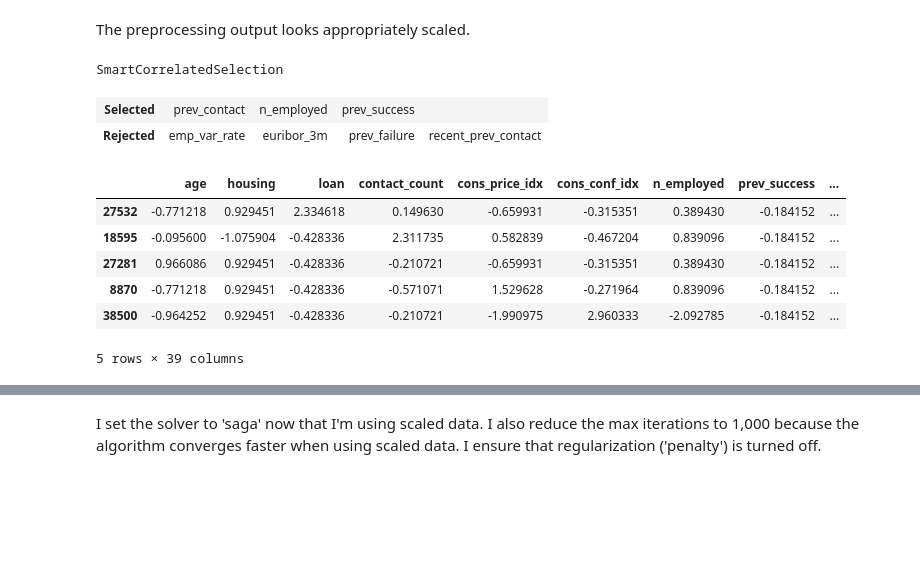
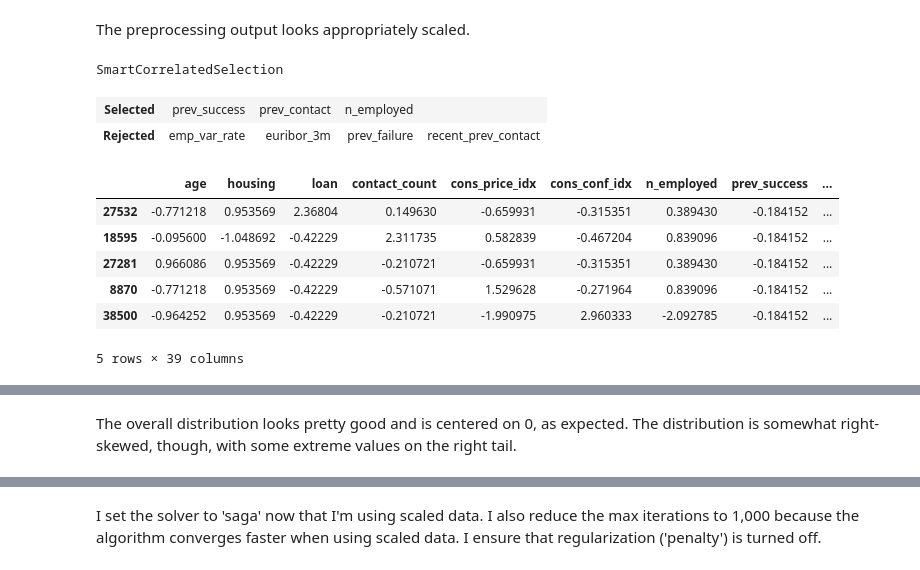
Before and after one commit to ndgigliotti/dsc-phase-3-project, a Jupyter notebook: main_notebook.ipynb, the cells around one changed output, grey strips where cells are left out. Cells and saved outputs as stored; diff of their text form; code cells hidden in the pictures; blank space fills up the shorter version.

```diff
--- a/main_notebook.ipynb
+++ b/main_notebook.ipynb
@@ -437,8 +463,7 @@ del binary_cats
 I tidy up the labels for categorical variables with 2+ categories.
 # %%
 # List multi-class categoricals
-multi_cat = ["job", "marital", "education",
-             "contact_month", "contact_weekday"]
+multi_cat = ["job", "marital", "education", "contact_month", "contact_weekday"]
 
 # Tweak some labels
 df["job"] = df["job"].str.replace(".", "", regex=False)
@@ -702,8 +761,7 @@ cleaning.info(df).head(6).style.bar(subset=["nan"])
 # %% [markdown]
 #### Baseline Classifier Pipeline
 # %%
-corr_trimmer = SmartCorrelatedSelection(
-    selection_method="variance", verbose=True)
+corr_trimmer = SmartCorrelatedSelection(selection_method="variance", verbose=True)
 corr_trimmer
 # %% [output]
 SmartCorrelatedSelection(selection_method='variance', verbose=True)
@@ -797,12 +863,14 @@ SmartCorrelatedSelection
 
 Since I haven't scaled the data yet, I set the solver to "lbfgs". The faster solver, "saga", is only fast on scaled data.
 # %%
-logit = LogisticRegression(fit_intercept=False,
-                           penalty="none",
-                           multi_class="ovr",
-                           max_iter=1e4,
-                           warm_start=False,
-                           solver="lbfgs")
+logit = LogisticRegression(
+    fit_intercept=False,
+    penalty="none",
+    multi_class="ovr",
+    max_iter=1e4,
+    warm_start=False,
+    solver="lbfgs",
+)
 logit
 # %% [output]
 LogisticRegression(fit_intercept=False, max_iter=10000.0, multi_class='ovr',
@@ -887,15 +959,15 @@ I scale the data with `StandardScaler`, which centers on the mean and scales to
 # %%
-classifier_pipe = Pipeline([
-    ("cat_encoder", DummyEncoder(drop_first=True)),
-    ("corr_trimmer", corr_trimmer),
-
-    # Wrap StandardScaler() so it returns DataFrame
-    ("scaler", SklearnTransformerWrapper(transformer=StandardScaler())),
-
-    ("imputer", ArbitraryNumberImputer(0)),
-    ("float_forcer", FloatArrayForcer()),
-    ("classifier", logit)
-])
+classifier_pipe = Pipeline(
+    [
+        ("cat_encoder", DummyEncoder(drop_first=True)),
+        ("imputer", ArbitraryNumberImputer(0)),
+        ("corr_trimmer", corr_trimmer),
+        # Wrap StandardScaler() so it returns DataFrame
+        ("scaler", SklearnTransformerWrapper(transformer=StandardScaler())),
+        ("float_forcer", FloatArrayForcer()),
+        ("classifier", logit),
+    ]
+)
 
 classifier_pipe
 # %% [output]
@@ -919,15 +992,16 @@ Pipeline(steps=[('cat_encoder', DummyEncoder(drop_first=True)),
 # %% [markdown]
 The preprocessing output looks appropriately scaled.
 # %%
-classifier_pipe[:4].fit_transform(X_train, y_train).head()
+scale_df = classifier_pipe[:4].fit_transform(X_train, y_train)
+scale_df.head()
 # %% [output]
 SmartCorrelatedSelection
-| Selected | prev_contact | n_employed | prev_success |  |
+| Selected | prev_success | prev_contact | n_employed |  |
 | Rejected | emp_var_rate | euribor_3m | prev_failure | recent_prev_contact |
 |  | age | housing | loan | contact_count | cons_price_idx | cons_conf_idx | n_employed | prev_success | ... |
-| 27532 | -0.771218 | 0.929451 | 2.334618 | 0.149630 | -0.659931 | -0.315351 | 0.389430 | -0.184152 | ... |
-| 18595 | -0.095600 | -1.075904 | -0.428336 | 2.311735 | 0.582839 | -0.467204 | 0.839096 | -0.184152 | ... |
-| 27281 | 0.966086 | 0.929451 | -0.428336 | -0.210721 | -0.659931 | -0.315351 | 0.389430 | -0.184152 | ... |
-| 8870 | -0.771218 | 0.929451 | -0.428336 | -0.571071 | 1.529628 | -0.271964 | 0.839096 | -0.184152 | ... |
-| 38500 | -0.964252 | 0.929451 | -0.428336 | -0.210721 | -1.990975 | 2.960333 | -2.092785 | -0.184152 | ... |
+| 27532 | -0.771218 | 0.953569 | 2.36804 | 0.149630 | -0.659931 | -0.315351 | 0.389430 | -0.184152 | ... |
+| 18595 | -0.095600 | -1.048692 | -0.42229 | 2.311735 | 0.582839 | -0.467204 | 0.839096 | -0.184152 | ... |
+| 27281 | 0.966086 | 0.953569 | -0.42229 | -0.210721 | -0.659931 | -0.315351 | 0.389430 | -0.184152 | ... |
+| 8870 | -0.771218 | 0.953569 | -0.42229 | -0.571071 | 1.529628 | -0.271964 | 0.839096 | -0.184152 | ... |
+| 38500 | -0.964252 | 0.953569 | -0.42229 | -0.210721 | -1.990975 | 2.960333 | -2.092785 | -0.184152 | ... |
 5 rows × 39 columns
@@ -933,0 +1009,2 @@ SmartCorrelatedSelection
+# %% [markdown]
+The overall distribution looks pretty good and is centered on 0, as expected. The distribution is somewhat right-skewed, though, with some extreme values on the right tail.
```
Also changed, not shown: parts of 86 cells of this notebook, 1 other file.
